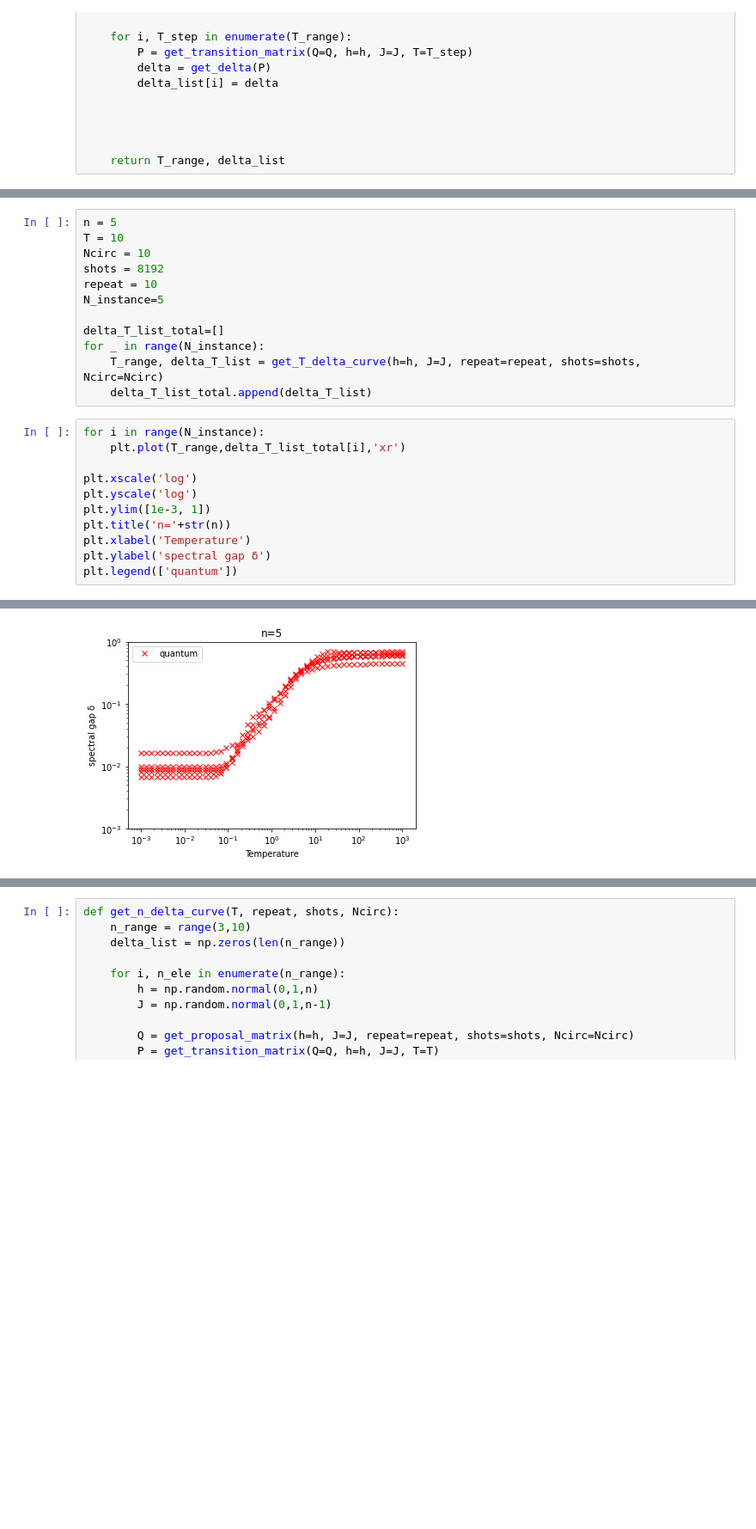
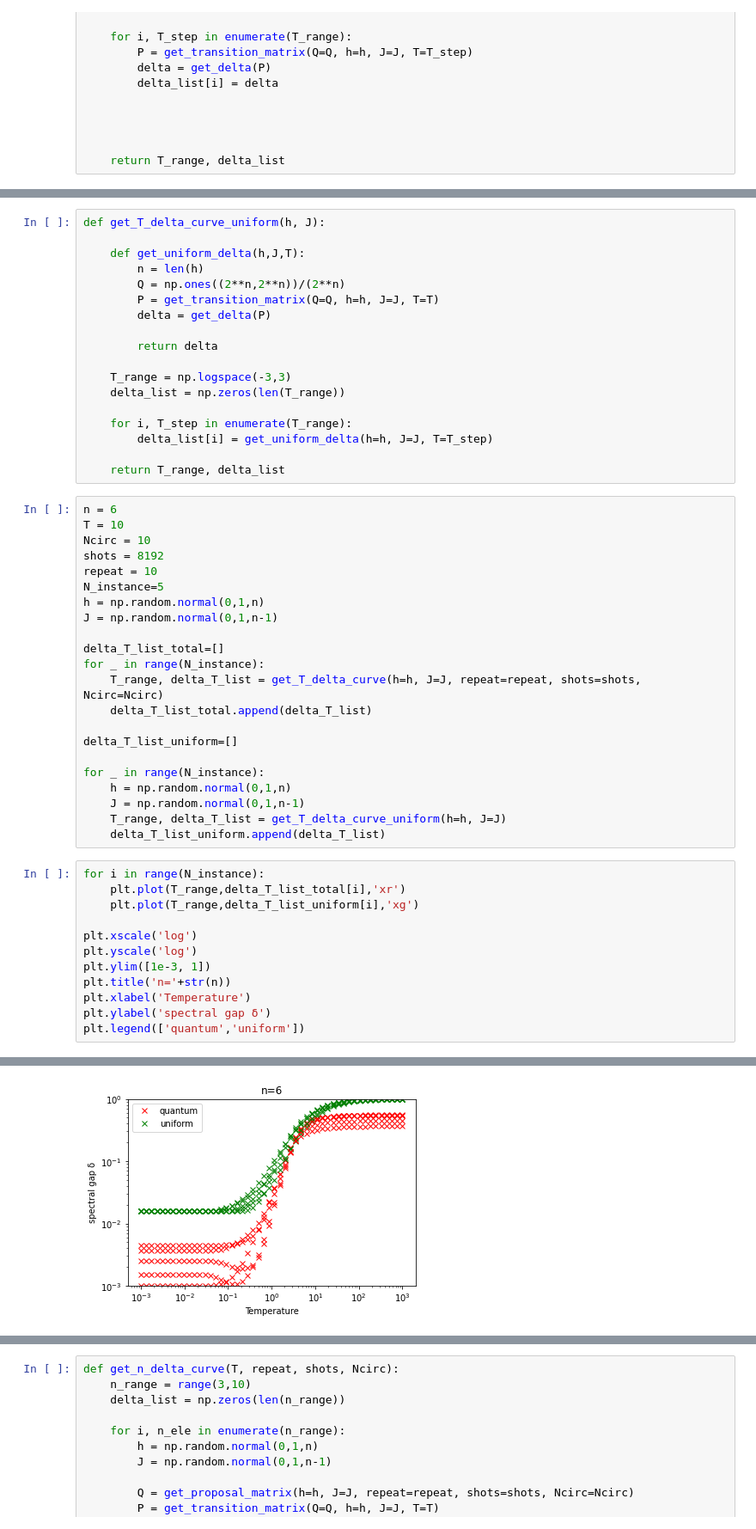
Before and after one commit to Dran-Z/Q-MCMC, a Jupyter notebook: QCMC.ipynb, the cells around one changed output, grey strips where cells are left out. Shown at 86% size. Saved outputs shown, nothing was run; the diff lists cells and outputs as text; blank space fills up the shorter version.

```diff
--- a/QCMC.ipynb
+++ b/QCMC.ipynb
@@ -341,26 +363,55 @@ def get_T_delta_curve(h, J, repeat, shots, Ncirc):
+# %%
+def get_T_delta_curve_uniform(h, J):
+
+    def get_uniform_delta(h,J,T):
+        n = len(h)
+        Q = np.ones((2**n,2**n))/(2**n)
+        P = get_transition_matrix(Q=Q, h=h, J=J, T=T)
+        delta = get_delta(P)
+
+        return delta
+
+    T_range = np.logspace(-3,3)
+    delta_list = np.zeros(len(T_range))
+
+    for i, T_step in enumerate(T_range):
+        delta_list[i] = get_uniform_delta(h=h, J=J, T=T_step)
+
+    return T_range, delta_list
 # %%
-n = 5
+n = 6
 T = 10
 Ncirc = 10
 shots = 8192
 repeat = 10
 N_instance=5
+h = np.random.normal(0,1,n)
+J = np.random.normal(0,1,n-1)
 
 delta_T_list_total=[]
 for _ in range(N_instance):
     T_range, delta_T_list = get_T_delta_curve(h=h, J=J, repeat=repeat, shots=shots, Ncirc=Ncirc)
     delta_T_list_total.append(delta_T_list)
+
+delta_T_list_uniform=[]
+
+for _ in range(N_instance):
+    h = np.random.normal(0,1,n)
+    J = np.random.normal(0,1,n-1)
+    T_range, delta_T_list = get_T_delta_curve_uniform(h=h, J=J)
+    delta_T_list_uniform.append(delta_T_list)
 # %%
 for i in range(N_instance):
     plt.plot(T_range,delta_T_list_total[i],'xr')
+    plt.plot(T_range,delta_T_list_uniform[i],'xg')
 
 plt.xscale('log')
 plt.yscale('log')
 plt.ylim([1e-3, 1])
 plt.title('n='+str(n))
 plt.xlabel('Temperature')
 plt.ylabel('spectral gap δ')
-plt.legend(['quantum'])
+plt.legend(['quantum','uniform'])
 # %% [output]
 <matplotlib.legend.Legend at 0x...>
-[figure, old version]
+[figure, new version]
```
Also changed, not shown: parts of 18 cells of this notebook.
